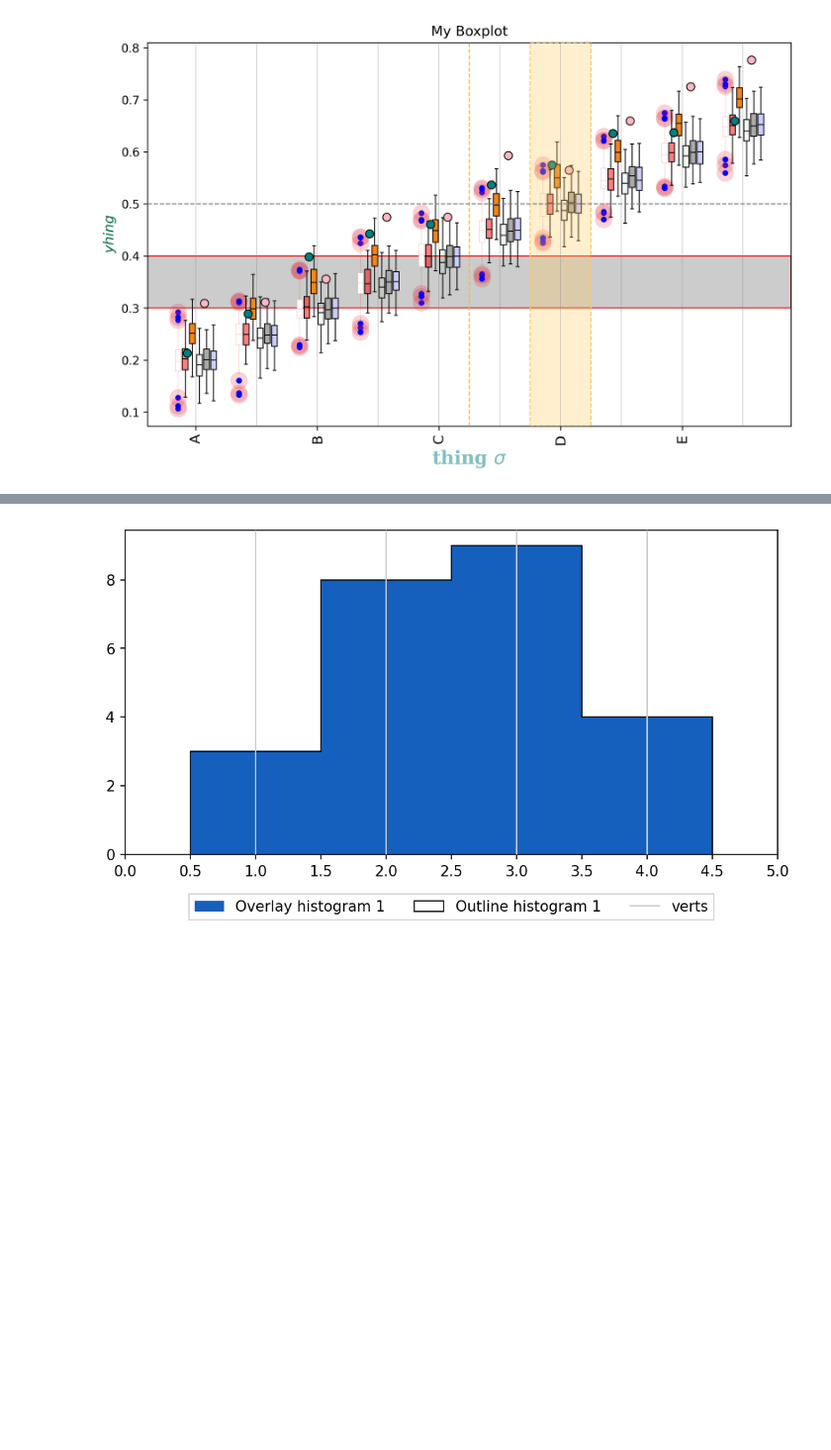
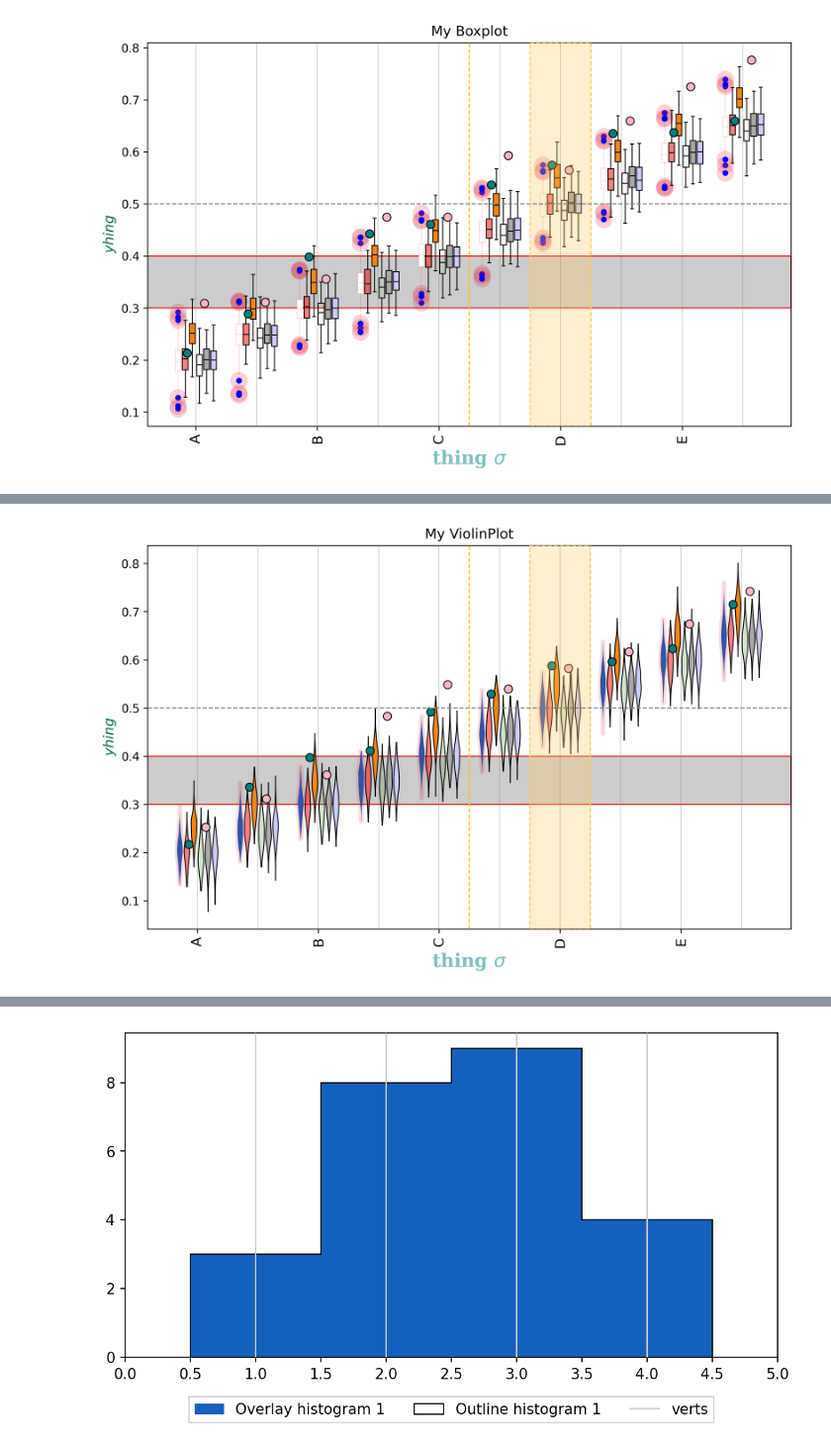
Before and after one commit to peterrrock2/gerrytools-dev, a Jupyter notebook: docs/notebooks/making_plots copy.ipynb, the cells around one changed output, grey strips where cells are left out. Shown at 99% size. Cells and saved outputs as stored; diff of their text form; code cells hidden in the pictures; blank space fills up the shorter version.

```diff
--- a/docs/notebooks/making_plots copy.ipynb
+++ b/docs/notebooks/making_plots copy.ipynb
@@ -520,3 +532,58 @@ dist.show()
+# %%
+# dist = ViolinPlot(include_legend=True)
+dist = ViolinPlot(include_legend=False, violinplot_group_width=0.7, violinplot_width_scale=0.8, xlabel="thing $\sigma$", ylabel="yhing", title="My ViolinPlot")
+
+dist.add_violinplot_datasets(
+    make_boxplot_set(0.00),
+    name="Default",
+    edgecolor="#ff000022",
+    edgewidth=4
+)
+dist.add_violinplot_datasets(make_boxplot_set(0.00), name="Ensemble", facecolor=(1, 0, 0, 0.1), facealpha=0.5)
+dist.add_violinplot_datasets(make_boxplot_set(0.05), name="Citizen",  facecolor="#f58518")
+# dist.add_violinplot_datasets(make_boxplot_set(-0.03), name="Plan X",  face_color="#54a24b")
+dist.add_violinplot_datasets(make_boxplot_set(-0.01), name="Plan X",  facecolor="#54a24b44")
+# dist.add_violinplot_datasets(make_boxplot_set(-0.01), name="Plan X",  facecolor="none")
+# dist.add_violinplot_datasets(make_boxplot_set(0.00), name="Ensemble 2", face_color="purple!50")
+# dist.add_violinplot_datasets(make_boxplot_set(0.00), name="Ensemble 3", face_color="blue!50!red")
+# dist.add_violinplot_datasets(make_boxplot_set(0.00), name="Ensemble 4", face_color="green")
+dist.add_violinplot_datasets(make_boxplot_set(0.00), name="Ensemble 5", facecolor="red!50!blue!67!green!50!white")
+dist.add_violinplot_datasets(make_boxplot_set(0.00), name="Ensemble 6", facecolor="r!10!g!10!b!20")
+# dist.clear_xticks()
+# dist.clear_yticks()
+# dist.set_xaxis_fontsize(12)
+# dist.hide_frame()
+# dist.add_scatter_set(np.random.random(10)*0.5+0.3, name="Scatter Set 1", color="teal")
+dist.add_pointset(make_scatter_data(0.2), name="Scatter Set 1", facecolor="teal")
+dist.add_pointset(make_scatter_data(0.25), name="Scatter Set", facecolor="cherryblossompink")
+dist.clear_vertical_lines_and_bands()
+
+dist.add_vertical_lines(x_values=5.5, linecolor="amber", linestyle="--", linewidth=1)
+
+dist.add_vertical_lines(x_values=list(range(1, 11)), linecolor="grey", linestyle="-", linewidth=0.5, linealpha=0.5, name="group centers")
+dist.add_vertical_band(x_low=6.5, x_high=7.5, bandcolor="nacho", linestyle="--", linewidth=1, bandalpha = 0.3, name="good")
+dist.add_horizontal_lines(y_values=0.5, linecolor="grey", linestyle="--", linewidth=1, name="threshold")
+# dist.add_horizontal_band(y_low=0.3, y_high=0.4, bandcolor="lust", linestyle="--", linewidth=1)
+dist.add_horizontal_band(y_low=0.3, y_high=0.4, linecolor = "lust", zorder=0)
+# dist.show()
+dist.set_xaxis_tick_style(size=12, rotation=90)
+dist.update_xtick_values(locations=[1,3,5,7,9], labels=['A', 'B', 'C', 'D', 'E'])
+
+dist.set_xaxis_label_style(
+    fontsize=16,
+    fontweight='bold',
+    fontfamily="serif",
+    fontcolor="teal!50"
+)
+dist.set_yaxis_label_style(
+    fontsize=12,
+    fontcolor="cadmiumgreen",
+    fontstyle="italic"
+)
+
+dist.save("test_violinplot.png")
+# %% [output]
+[figure, added]
 # %%
 import numpy as np
 import matplotlib.pyplot as plt
```
Also changed, not shown: parts of 4 cells of this notebook, 1 other file.
